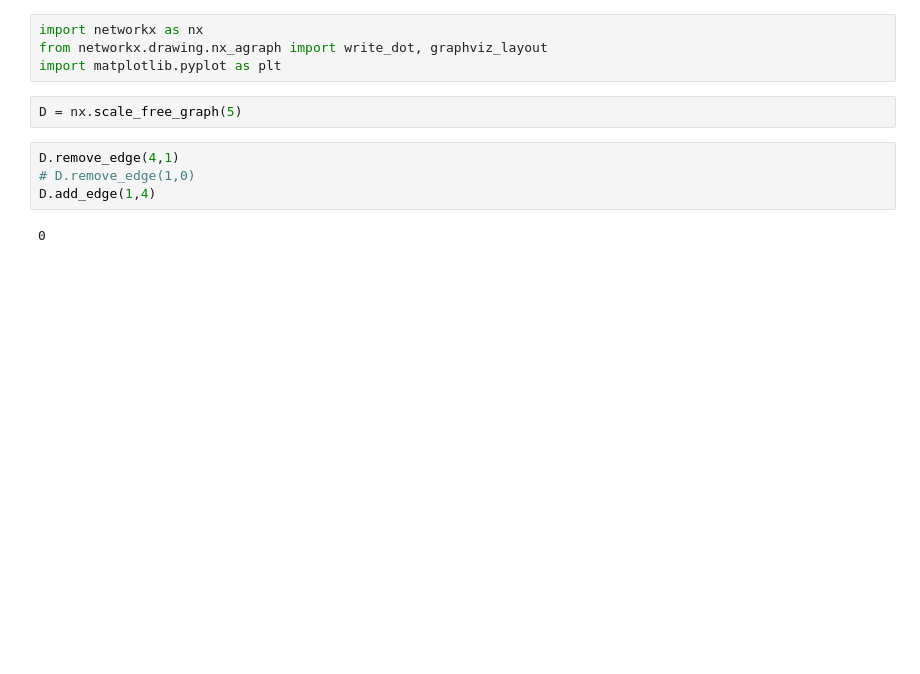
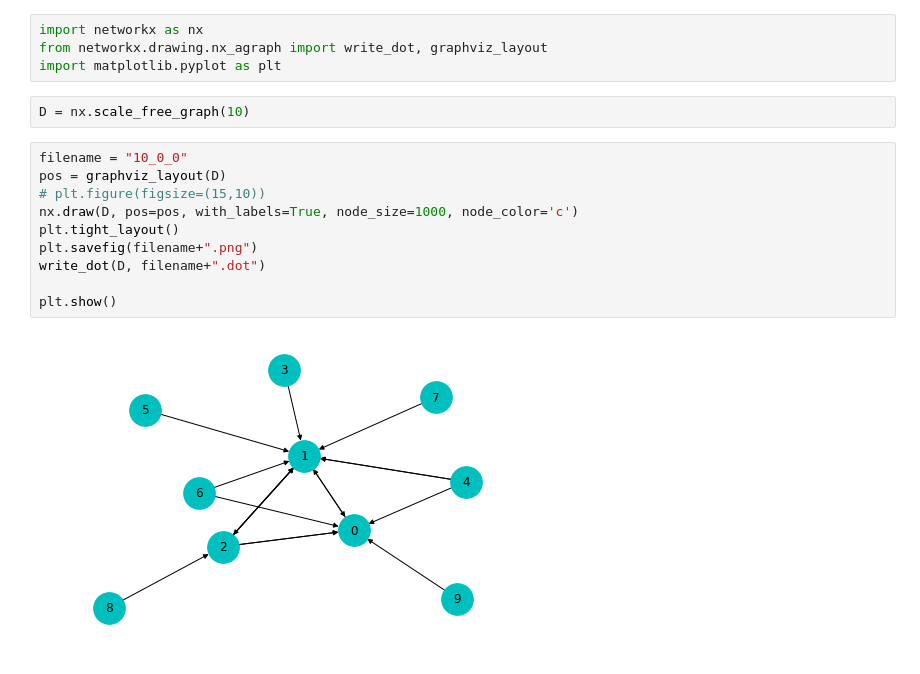
Before and after one commit to HennyJie/CS570-DataMining, a Jupyter notebook: hw4/hw4.ipynb, the cells around one changed output. Drawn from its saved outputs; the diff is of its cells as text; blank space fills up the shorter version.

```diff
--- a/hw4/hw4.ipynb
+++ b/hw4/hw4.ipynb
@@ -3,11 +3,17 @@ import networkx as nx
 from networkx.drawing.nx_agraph import write_dot, graphviz_layout
 import matplotlib.pyplot as plt
 # %%
-D = nx.scale_free_graph(5)
+D = nx.scale_free_graph(10)
-# %%
-D.remove_edge(4,1)
-# D.remove_edge(1,0)
-D.add_edge(1,4)
-# %% [output]
-0
+# %%
+filename = "10_0_0"
+pos = graphviz_layout(D)
+# plt.figure(figsize=(15,10))
+nx.draw(D, pos=pos, with_labels=True, node_size=1000, node_color='c')
+plt.tight_layout()
+plt.savefig(filename+".png")
+write_dot(D, filename+".dot")
+
+plt.show()
+# %% [output]
+[figure, added]
 # %%
```
Also changed, not shown: parts of 8 cells of this notebook, 9 other files.
